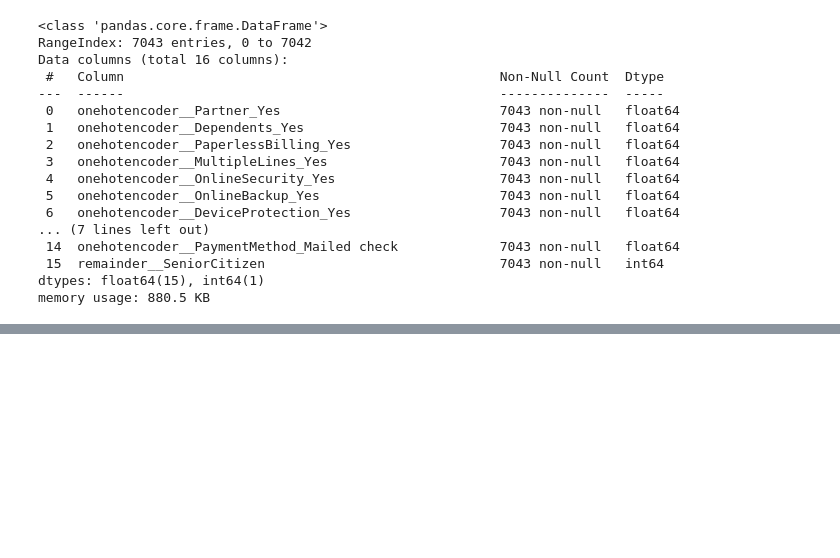
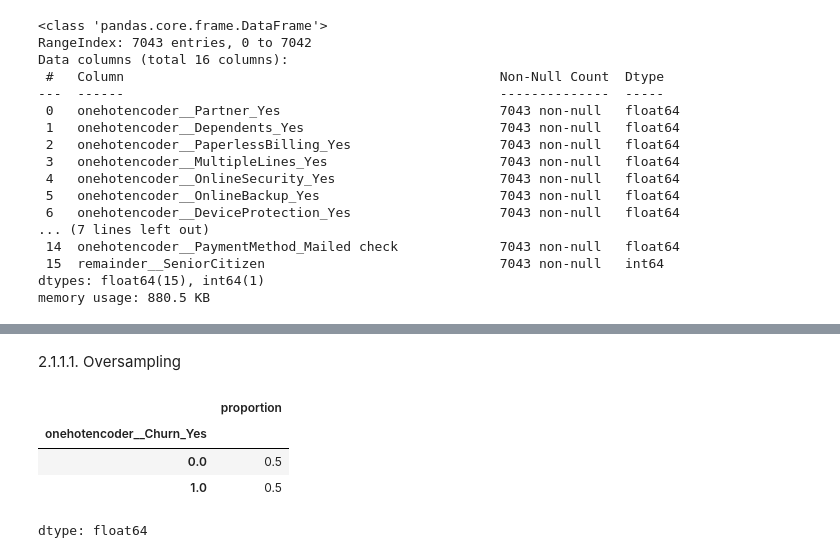
Before and after one commit to dialejo/Telecom_x2, a Jupyter notebook: Telecom_X2_Churn_prediccion.ipynb, the cells around one changed output, grey strips where cells are left out. Cells and saved outputs as stored; diff of their text form; code cells hidden in the pictures; blank space fills up the shorter version.

Commit message:
modelacion, escala vaiable pnjetivo, oversampling, metricas

```diff
--- a/Telecom_X2_Churn_prediccion.ipynb
+++ b/Telecom_X2_Churn_prediccion.ipynb
@@ -351,0 +479,13 @@ Datos_transformados.to_csv('Datos_transformados.csv', index=False)
+# %% [markdown]
+2.1.1.1. Oversampling
+# %%
+oversampling = SMOTE()
+X_balanceada, y_balanceada = oversampling.fit_resample(X_train, y_train)
+# %%
+y_balanceada.value_counts(normalize = True)
+# %% [output]
+|  | proportion |
+| onehotencoder__Churn_Yes |  |
+| 0.0 | 0.5 |
+| 1.0 | 0.5 |
+dtype: float64
```
Also changed, not shown: parts of 31 cells of this notebook.
